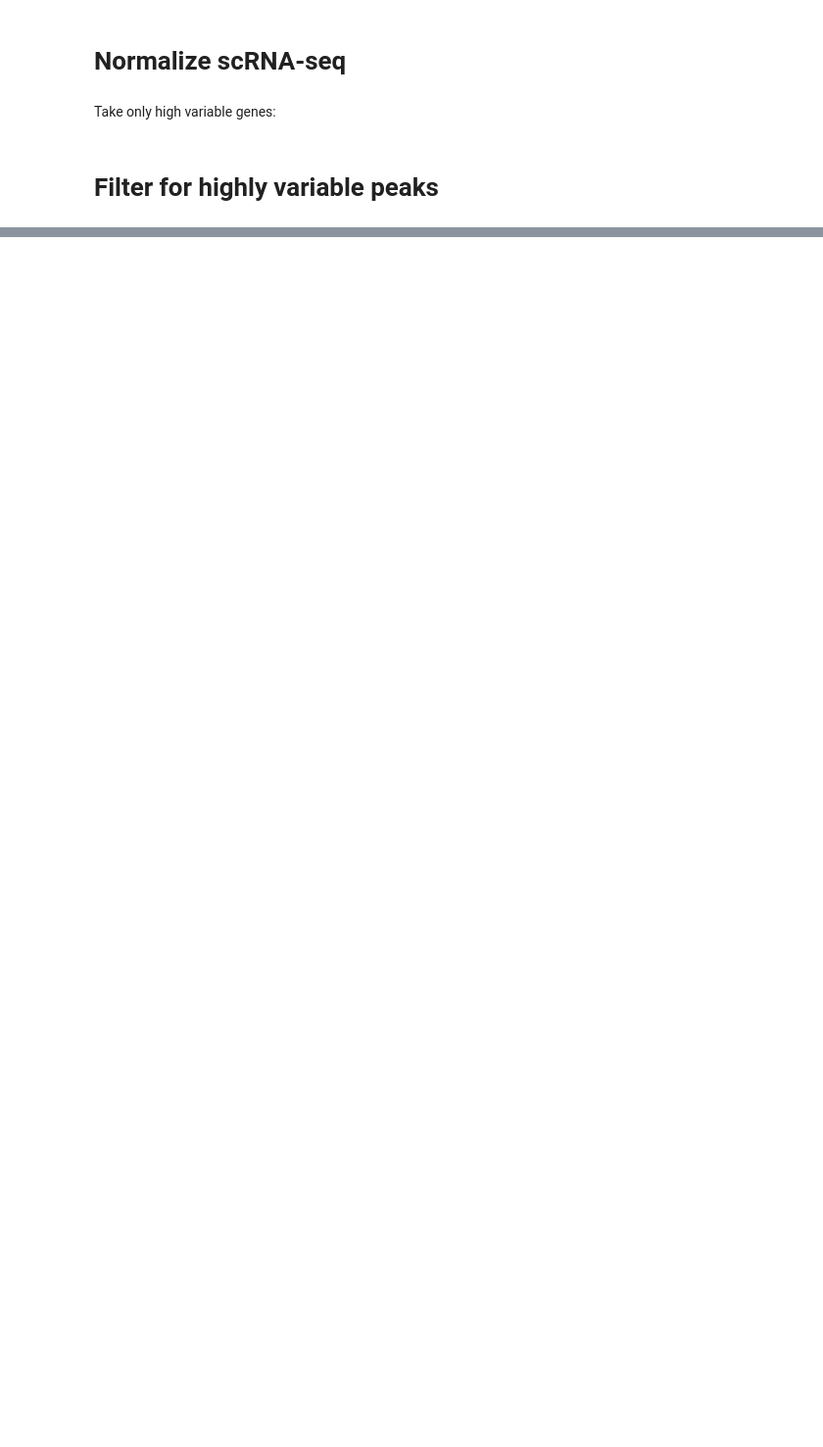
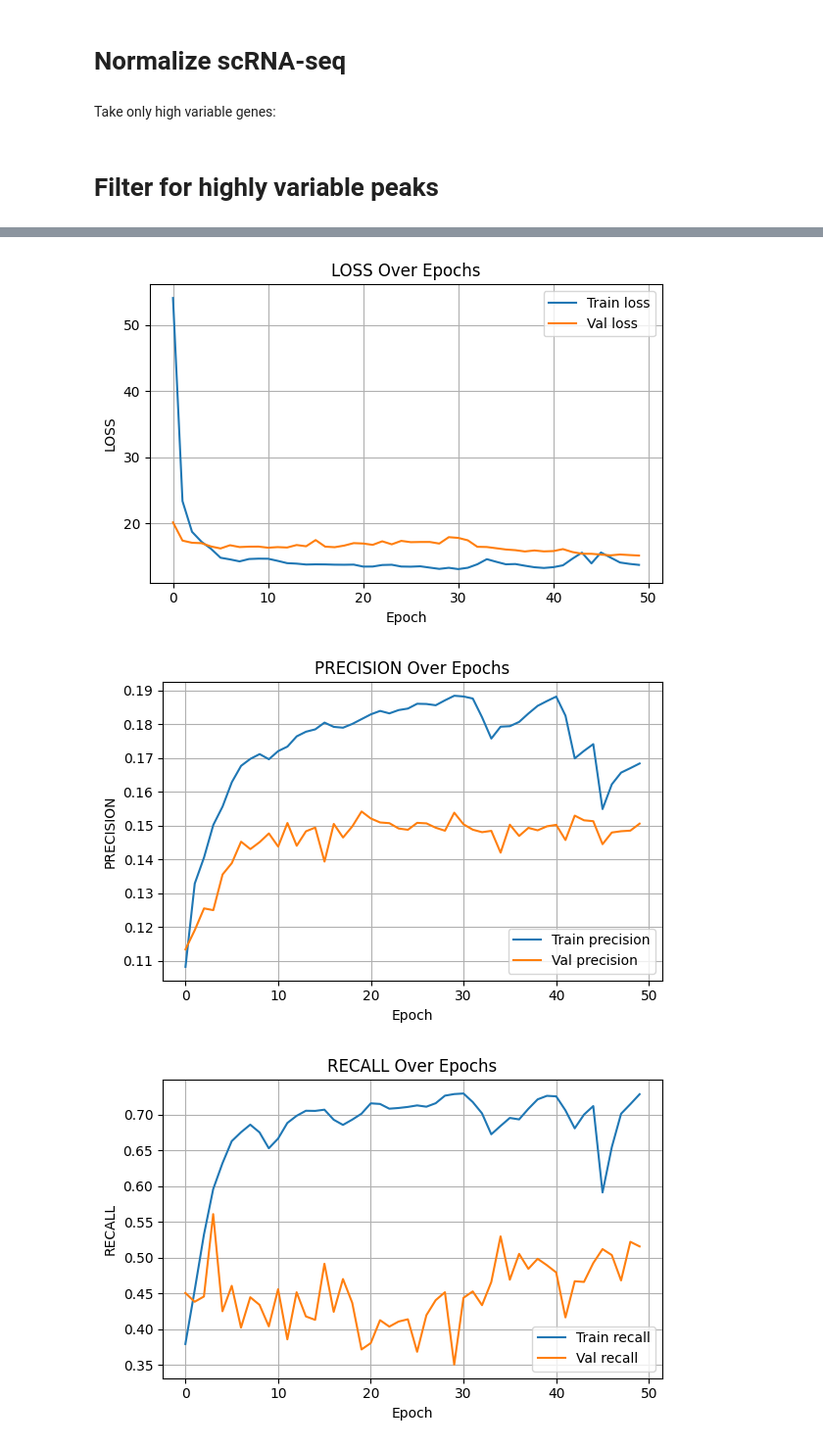
Before and after one commit to avishai987/eRNA, a Jupyter notebook: 10X_PBMC/scripts/06_NN.ipynb, the cells around one changed output, grey strips where cells are left out. Shown at 98% size. Drawn from its saved outputs; the diff is of its cells as text; code cells hidden in the pictures; blank space fills up the shorter version.

```diff
--- a/10X_PBMC/scripts/06_NN.ipynb
+++ b/10X_PBMC/scripts/06_NN.ipynb
@@ -174,2 +128,3 @@ def get_top_n_highly_variable_peaks(adata_atac: ad.AnnData, n_top_peaks: int = 1
 # %%
-adata_hvps = get_top_n_highly_variable_peaks(adata_atac_filtered.copy(), top_var_peaks)
+scRNA = sc_rna_filtered.X
+scATAC_binary_all_peaks = adata_atac_filtered.X.toarray()
@@ -215,7 +205,7 @@ X_train, X_test, y_train, y_test = train_test_split(X_scaled, y_scaled, test_siz
 # print(f"Computed class weights: {class_weights}")
 # %%
 
-# --- 2. Building the Keras Neural Network Model ---
+# --- 2 Building the Keras Neural Network Model ---
 
 # Define model parameters
 input_dim = X_train.shape[1]  # Number of genes (input features)
@@ -230,13 +220,13 @@ model = keras.Sequential([
     # Common to start with larger layers and gradually decrease units.
     # 'relu' (Rectified Linear Unit) is a common activation function for hidden layers.
     layers.Dense(units=512, activation='relu'),
-    layers.BatchNormalization(),
-    layers.Dropout(0.2), # Dropout layer for regularization (prevents overfitting), dropping 20% of neurons
+    # layers.BatchNormalization(),
+    # layers.Dropout(0.2), # Dropout layer for regularization (prevents overfitting), dropping 20% of neurons
     layers.Dense(units=256, activation='relu'),
-    layers.BatchNormalization(),
-    layers.Dropout(0.2),
+    # layers.BatchNormalization(),
+    # layers.Dropout(0.2),
     layers.Dense(units=128, activation='relu'),
-    layers.BatchNormalization(),
+    # layers.BatchNormalization(),
     # You can add more layers here if needed
 
     # Output Layer
@@ -245,20 +235,25 @@ model = keras.Sequential([
     # - 'linear' (or no activation) for continuous regression output (e.g., after StandardScaler).
     # - 'sigmoid' if your 'y' targets are scaled between 0 and 1 (e.g., after MinMaxScaler)
     #   or if they are binary (0/1) representing probabilities.
-     layers.Dense(units=output_dim, activation='sigmoid')
+
+     layers.Dense(units=output_dim, activation=None) # sigmoid already in SigmoidFocalCrossEntropy
 ])
 
-# Compile the model
-# Optimizer: 'adam' is a popular and efficient optimizer.
-# Loss function:
-# - 'mse' (Mean Squared Error) is standard for regression problems.
-# - 'mae' (Mean Absolute Error) is another common choice for regression.
-# - If your output is binary (0/1) with 'sigmoid' activation, use 'binary_crossentropy' for loss.
-optimizer=keras.optimizers.SGD(learning_rate=0.01, momentum=0.9) # Start with 0.01 for LR
 
 # model.compile(optimizer=optimizer, loss='binary_crossentropy', metrics=['mae', 'accuracy']) # Using MAE as an additional metric
 
-import tensorflow as tf
+# optimizer=keras.optimizers.SGD(learning_rate=0.01, momentum=0.9) # Start with 0.01 for LR
+# optimizer = tf.keras.optimizers.AdamW(learning_rate=1e-4, weight_decay=1e-4)
+optimizer = tf.keras.optimizers.Adam(learning_rate=1e-3)
+
+# lr_schedule = tf.keras.optimizers.schedules.ExponentialDecay(
+#     initial_learning_rate=0.0001,
+#     decay_steps=10,
+#     decay_rate=0.9
+# )
+# optimizer = tf.keras.optimizers.Adam(learning_rate=lr_schedule)
+# optimizer=keras.optimizers.SGD(learning_rate=lr_schedule, momentum=0.7) # Start with 0.01 for LR
+
 
 def dice_loss(y_true, y_pred, smooth=1e-6):
     y_true = tf.cast(y_true, tf.float32)
@@ -274,13 +269,13 @@ def dice_loss(y_true, y_pred, smooth=1e-6):
 
 
 def combined_loss(y_true, y_pred):
-    focal = tfa.losses.SigmoidFocalCrossEntropy(gamma=2.0, alpha=0.75)(y_true, y_pred)
+    focal = tfa.losses.SigmoidFocalCrossEntropy(gamma=2.0, alpha=0.9)(y_true, y_pred)
     d_loss = dice_loss(y_true, y_pred)
     return focal + d_loss
 
 # Compile the model
 model.compile(
-    optimizer=tf.keras.optimizers.Adam(learning_rate=1e-3),  # Can lower to 1e-4 if data is noisy
+    optimizer=optimizer,  # Can lower to 1e-4 if data is noisy
     loss=combined_loss,
     metrics=[
         tf.keras.metrics.AUC(
@@ -315,16 +346,20 @@ print("Model training complete.")
 # %%
 def plot_metrics_from_history(history):
-    metrics = ['precision', 'recall', 'pr_auc']
+    metrics = ['loss','precision', 'recall', 'pr_auc']
     for metric in metrics:
         plt.figure(figsize=(6, 4))
         plt.plot(history.history[metric], label=f"Train {metric}")
         plt.plot(history.history[f"val_{metric}"], label=f"Val {metric}")
         plt.title(f"{metric.upper()} Over Epochs")
         plt.xlabel("Epoch")
         plt.ylabel(metric.upper())
         plt.legend()
         plt.grid(True)
         plt.tight_layout()
         plt.show()
 
 plot_metrics_from_history(history)
+# %% [output]
+[figure, added]
+[figure, added]
+[figure, added]
```
Also changed, not shown: parts of 13 cells of this notebook.
